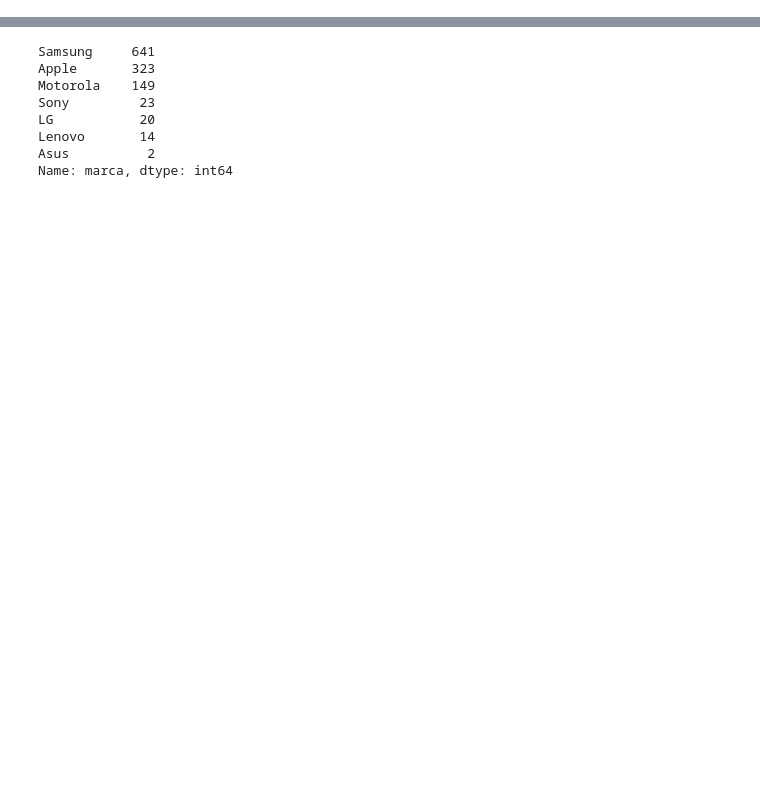
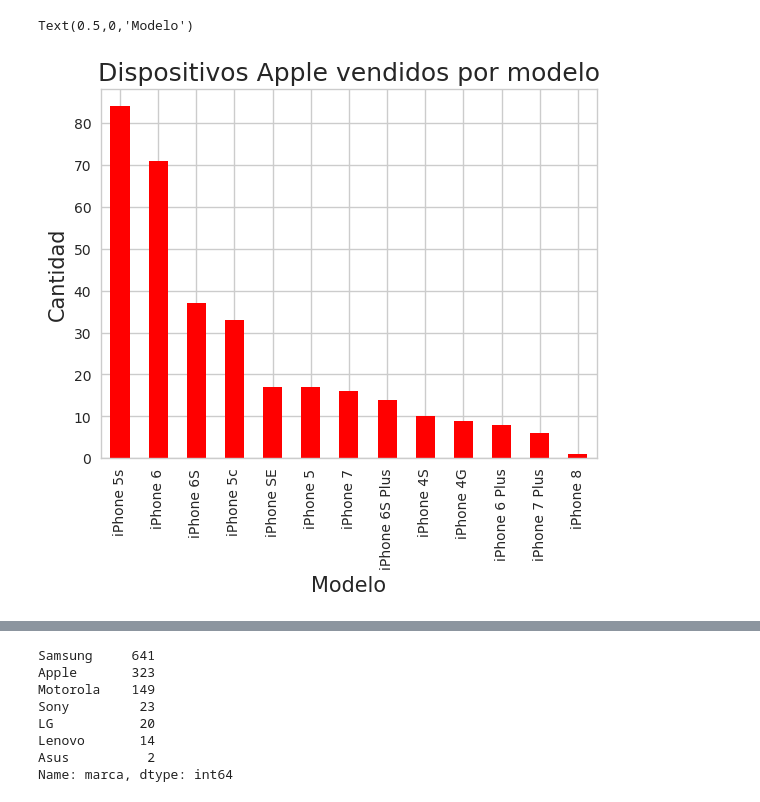
Before and after one commit to EugeFranchi/TP1_Datos, a Jupyter notebook: TpDatos.ipynb, the cells around one changed output, grey strips where cells are left out. Saved outputs shown, nothing was run; the diff lists cells and outputs as text; code cells hidden in the pictures; blank space fills up the shorter version.

```diff
--- a/TpDatos.ipynb
+++ b/TpDatos.ipynb
@@ -29,0 +37,15 @@ Index(['timestamp', 'event', 'person', 'url', 'sku', 'model', 'condition',
+# %%
+'''
+Grafico de barras de dispositivos Apple mas vendidos.
+'''
+
+AppleVendidos = prod.loc[prod.marca == 'Apple',:]['model'].value_counts()
+AppleVendidos
+
+g = AppleVendidos.plot.bar(color=['red'])
+g.set_title("Dispositivos Apple vendidos por modelo", fontsize=18)
+g.set_ylabel("Cantidad", fontsize=15)
+g.set_xlabel("Modelo", fontsize=15)
+# %% [output]
+Text(0.5,0,'Modelo')
+[figure, added]
```
Also changed, not shown: parts of 12 cells of this notebook.
